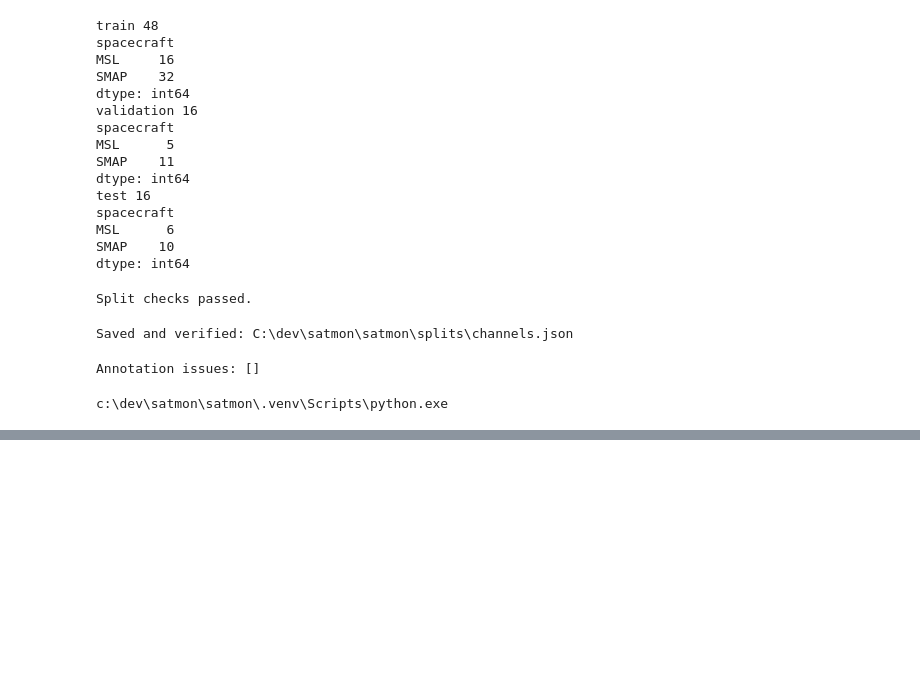
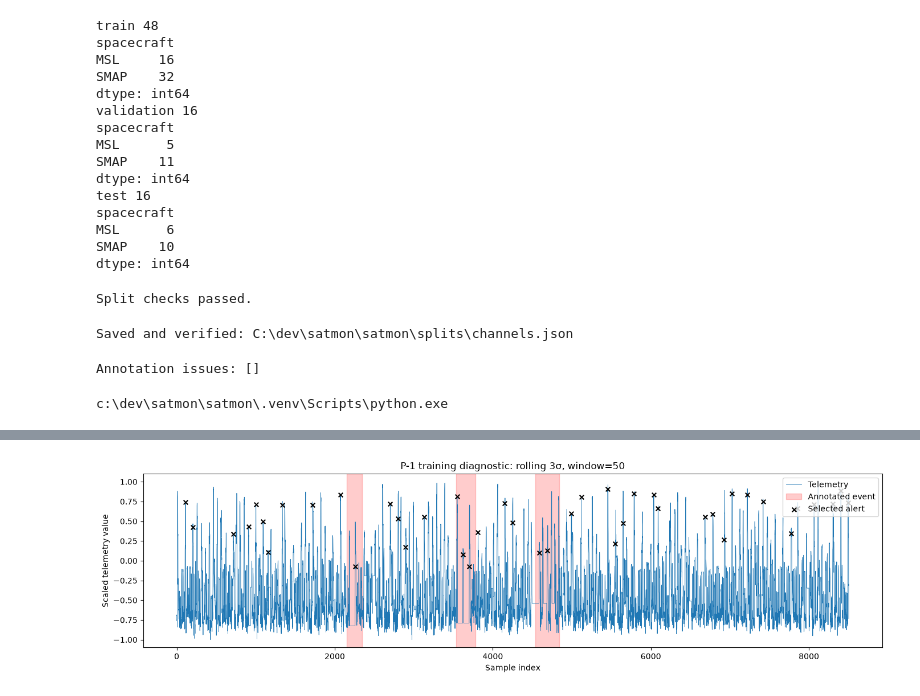
Before and after one commit to lhaase3/satmon, a Jupyter notebook: notebooks/01_data_inspection.ipynb, the cells around one changed output, grey strips where cells are left out. Saved outputs shown, nothing was run; the diff lists cells and outputs as text; code cells hidden in the pictures; blank space fills up the shorter version.

```diff
--- a/notebooks/01_data_inspection.ipynb
+++ b/notebooks/01_data_inspection.ipynb
@@ -389,0 +469,15 @@ display(examples)
+# %%
+alert_indices = np.asarray(
+    baseline_result["selected_alerts"],
+    dtype=int,
+)
+
+alerts_per_block = (
+    pd.Series(alert_indices // 1000, name="block")
+    .value_counts()
+    .reindex(range((len(signal) + 999) // 1000), fill_value=0)
+    .sort_index()
+)
+
+print(alerts_per_block)
+assert alerts_per_block.le(5).all()
@@ -389,0 +496,33 @@ display(examples)
+# %%
+fig, ax = plt.subplots(figsize=(14, 4))
+
+ax.plot(signal, linewidth=0.6, label="Telemetry")
+
+for i, (start, end) in enumerate(sorted(intervals)):
+    ax.axvspan(
+        start, end,
+        color="red",
+        alpha=0.2,
+        label="Annotated event" if i == 0 else None,
+    )
+
+ax.scatter(
+    alert_indices,
+    signal[alert_indices],
+    color="black",
+    marker="x",
+    s=30,
+    label="Selected alert",
+    zorder=3,
+)
+
+ax.set(
+    xlabel="Sample index",
+    ylabel="Scaled telemetry value",
+    title="P-1 training diagnostic: rolling 3σ, window=50",
+)
+ax.legend()
+fig.tight_layout()
+plt.show()
+# %% [output]
+[figure, added]
```
Also changed, not shown: parts of 46 cells of this notebook, 18 other files.
